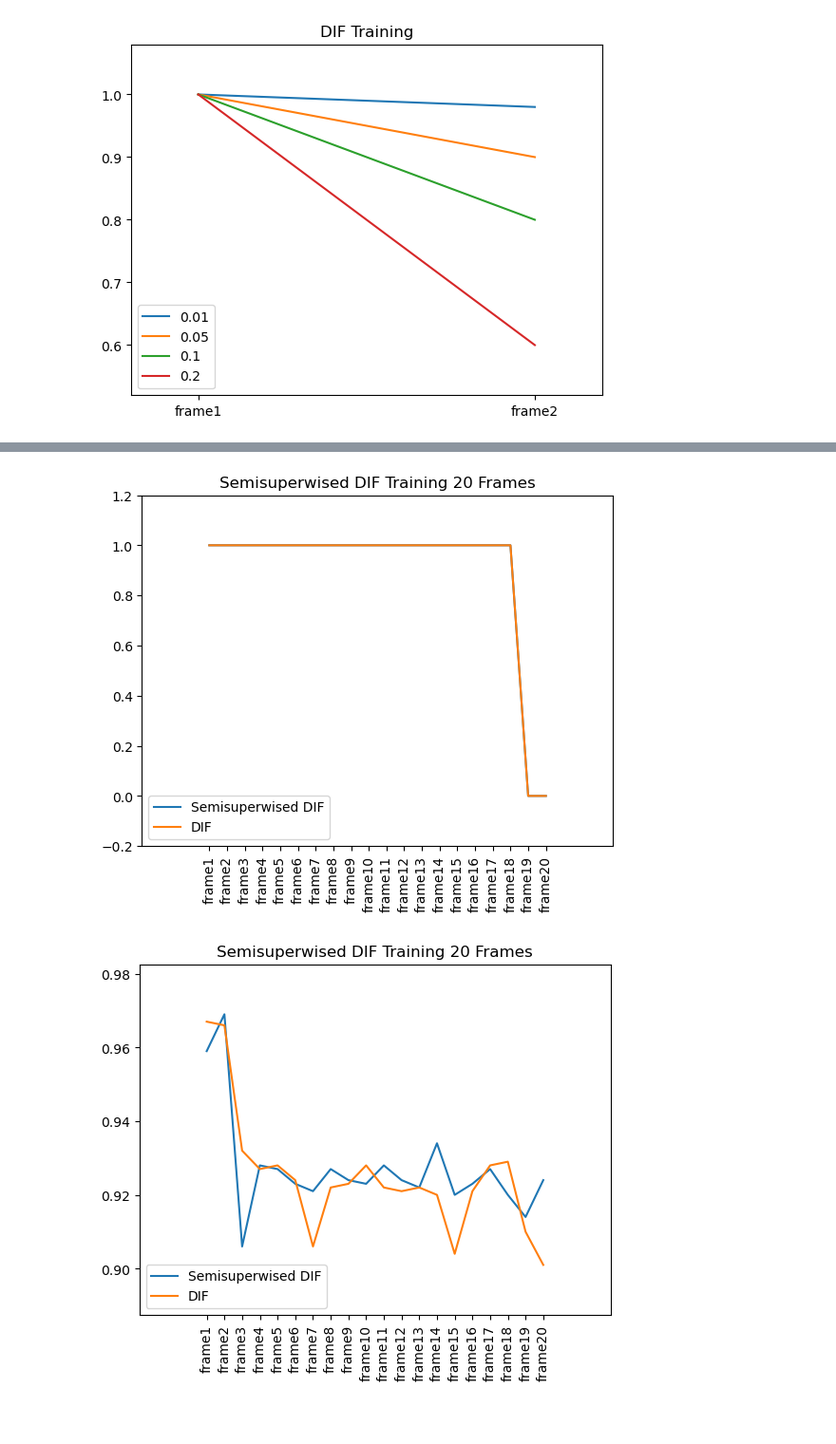
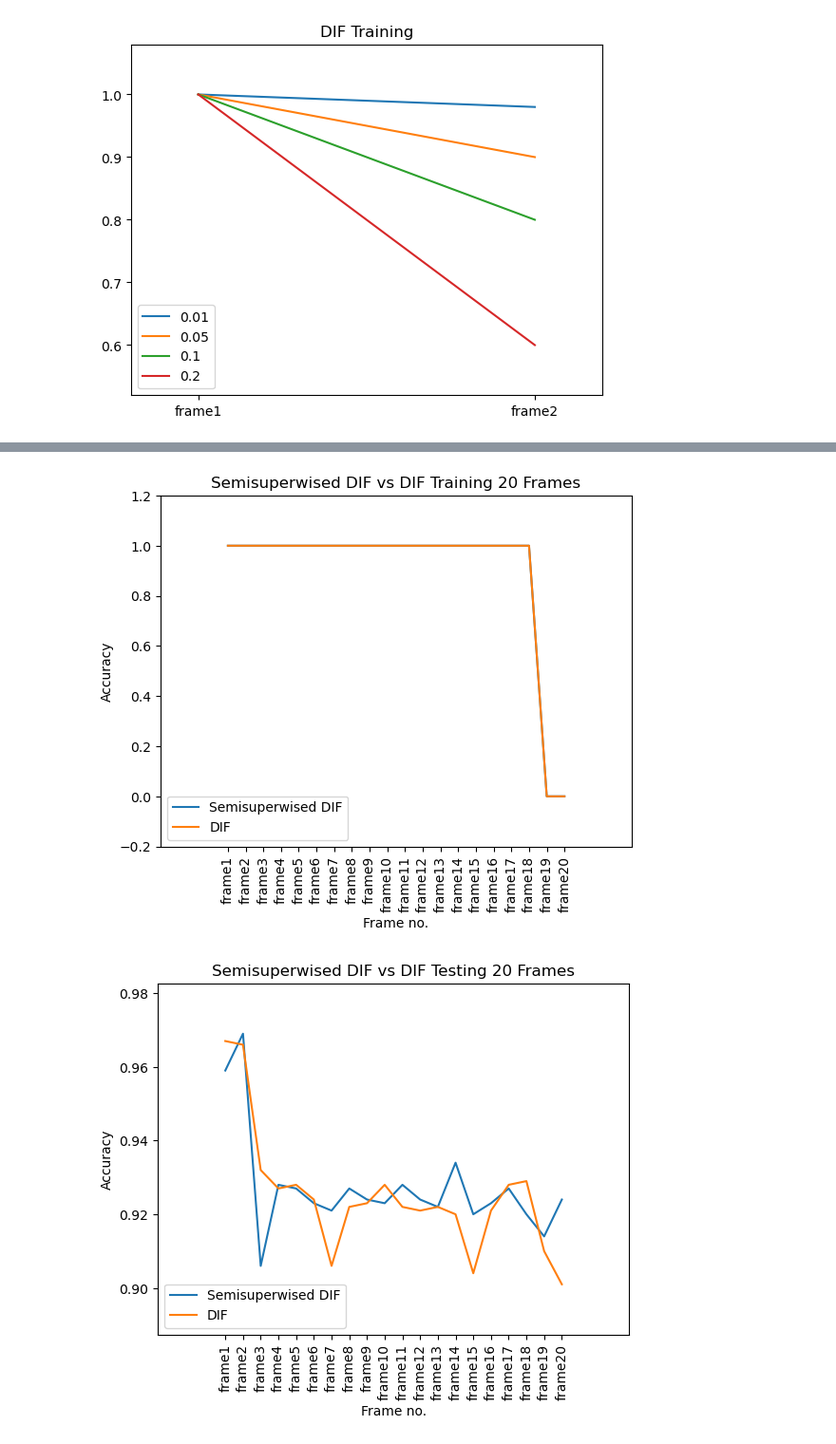
Before and after one commit to Dhavan-Shah/Visualising-Deep-Learning-Based-Outlier-Detection, a Jupyter notebook: comparison/With ROC and DIF/ComparisionDIFvsDIF.ipynb, the cells around one changed output, grey strips where cells are left out. Shown: that part at 95% size. Cells and saved outputs as stored; diff of their text form; code cells hidden in the pictures; blank space fills up the shorter version.

```diff
--- a/comparison/With ROC and DIF/ComparisionDIFvsDIF.ipynb
+++ b/comparison/With ROC and DIF/ComparisionDIFvsDIF.ipynb
@@ -177,25 +196,43 @@ plt.show()
 # %%
 labels = ["frame1", "frame2", "frame3", "frame4","frame5", "frame6","frame7", "frame8","frame9", "frame10", "frame11", "frame12", "frame13", "frame14","frame15", "frame16","frame17", "frame18","frame19", "frame20"]
 x = [0.05, 0.1, 0.15, 0.2, 0.25, 0.3, 0.35, 0.4, 0.45, 0.5, 0.55, 0.6, 0.65, 0.7, 0.75, 0.8, 0.85, 0.9, 0.95, 1.0]
 
 plt.plot(x, Acc_train6,label='Semisuperwised DIF')
 plt.plot(x, Acc_dif_train6,label='DIF')
 plt.xticks(x, labels, rotation = 'vertical')
 plt.margins(0.2)
-plt.title("Semisuperwised DIF Training 20 Frames")
+plt.xlabel("Frame no.")
+plt.ylabel("Accuracy")
+plt.title("Semisuperwised DIF vs DIF Training 20 Frames")
 plt.legend(loc='lower left')
 plt.show()
 
 labels = ["frame1", "frame2", "frame3", "frame4","frame5", "frame6","frame7", "frame8","frame9", "frame10", "frame11", "frame12", "frame13", "frame14","frame15", "frame16","frame17", "frame18","frame19", "frame20"]
 x = [0.05, 0.1, 0.15, 0.2, 0.25, 0.3, 0.35, 0.4, 0.45, 0.5, 0.55, 0.6, 0.65, 0.7, 0.75, 0.8, 0.85, 0.9, 0.95, 1.0]
 
 plt.plot(x, Acc_test6,label='Semisuperwised DIF')
 plt.plot(x, Acc_dif_test6,label='DIF')
 plt.xticks(x, labels, rotation = 'vertical')
 plt.margins(0.2)
-plt.title("Semisuperwised DIF Training 20 Frames")
+plt.xlabel("Frame no.")
+plt.ylabel("Accuracy")
+plt.title("Semisuperwised DIF vs DIF Testing 20 Frames")
 plt.legend(loc='lower left')
 plt.show()
+
+
+labels = ["frame1", "frame2", "frame3", "frame4","frame5", "frame6","frame7", "frame8","frame9", "frame10", "frame11", "frame12", "frame13", "frame14","frame15", "frame16","frame17", "frame18","frame19", "frame20"]
+x = [0.05, 0.1, 0.15, 0.2, 0.25, 0.3, 0.35, 0.4, 0.45, 0.5, 0.55, 0.6, 0.65, 0.7, 0.75, 0.8, 0.85, 0.9, 0.95, 1.0]
+
+plt.plot(x, ROC_test6,label='Semisuperwised DIF')
+#plt.plot(x, Acc_dif_train6,label='DIF')
+plt.xticks(x, labels, rotation = 'vertical')
+plt.margins(0.2)
+plt.xlabel("Frame no.")
+plt.ylabel("ROC")
+plt.title("Semisuperwised DIF vs DIF Training 20 Frames")
+plt.legend(loc='lower left')
+plt.show()
 # %% [output]
-[figure, old version]
+[figure, new version]
-[figure, old version]
+[figure, new version]
```
Also changed, not shown: parts of 2 cells of this notebook.
